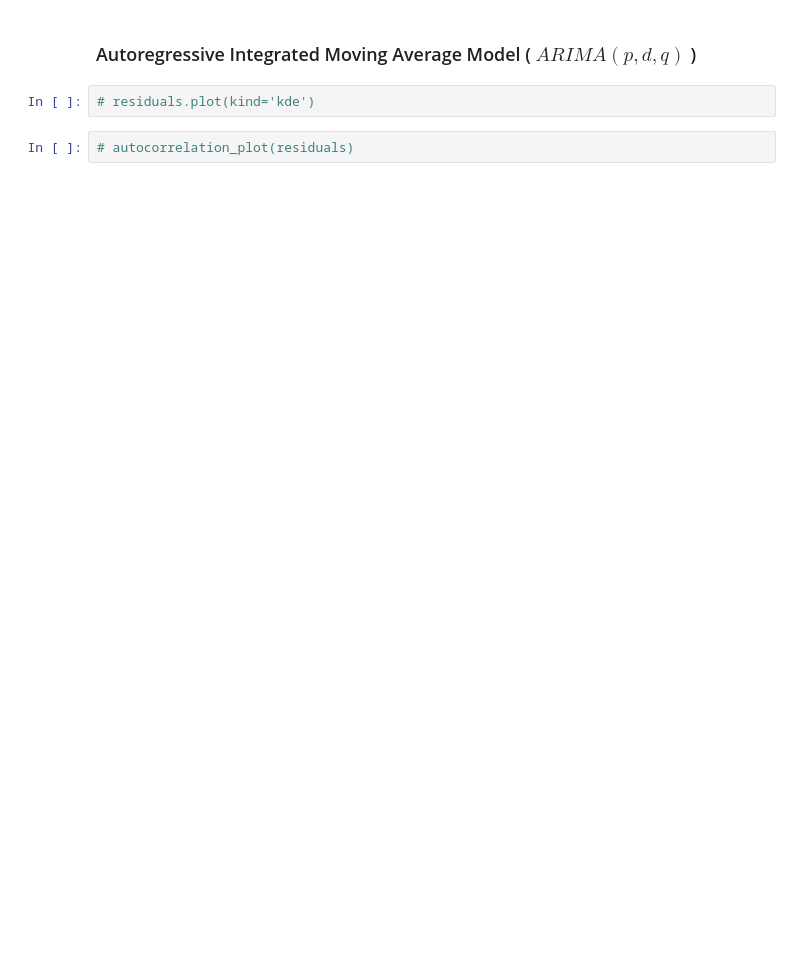
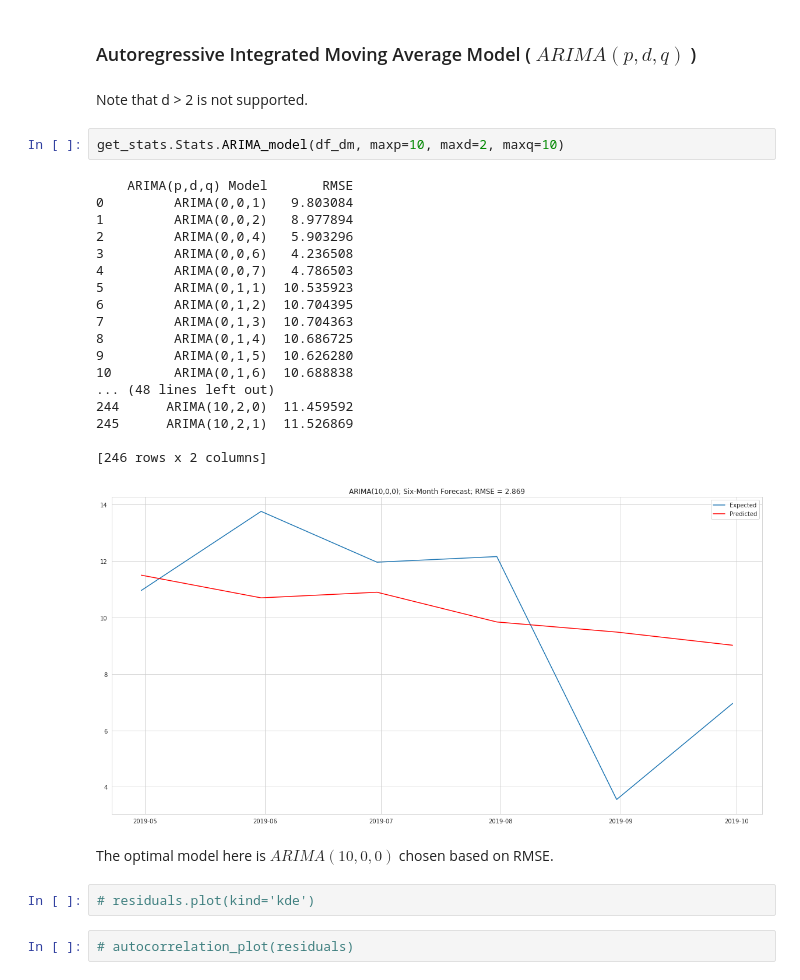
Before and after one commit to nt-ds/ckt-time-series-analysis, a Jupyter notebook: notebooks/Consumer Sentiment - Time Series Analysis.ipynb, the cells around one changed output. Saved outputs shown, nothing was run; the diff lists cells and outputs as text; blank space fills up the shorter version.

```diff
--- a/notebooks/Consumer Sentiment - Time Series Analysis.ipynb
+++ b/notebooks/Consumer Sentiment - Time Series Analysis.ipynb
@@ -378,5 +376,30 @@ pass your own start_params.
 # %% [markdown]
 ### Autoregressive Integrated Moving Average Model ( $ARIMA(p,d,q)$ )
+# %% [markdown]
+Note that d > 2 is not supported.
+# %%
+get_stats.Stats.ARIMA_model(df_dm, maxp=10, maxd=2, maxq=10)
+# %% [output]
+    ARIMA(p,d,q) Model       RMSE
+0         ARIMA(0,0,1)   9.803084
+1         ARIMA(0,0,2)   8.977894
+2         ARIMA(0,0,4)   5.903296
+3         ARIMA(0,0,6)   4.236508
+4         ARIMA(0,0,7)   4.786503
+5         ARIMA(0,1,1)  10.535923
+6         ARIMA(0,1,2)  10.704395
+7         ARIMA(0,1,3)  10.704363
+8         ARIMA(0,1,4)  10.686725
+9         ARIMA(0,1,5)  10.626280
+10        ARIMA(0,1,6)  10.688838
+... (48 lines left out)
+244      ARIMA(10,2,0)  11.459592
+245      ARIMA(10,2,1)  11.526869
+
+[246 rows x 2 columns]
+[figure, added]
+# %% [markdown]
+The optimal model here is $ARIMA(10,0,0)$ chosen based on RMSE.
 # %%
 # residuals.plot(kind='kde')
 # %%
```
Also changed, not shown: parts of 4 cells of this notebook.
